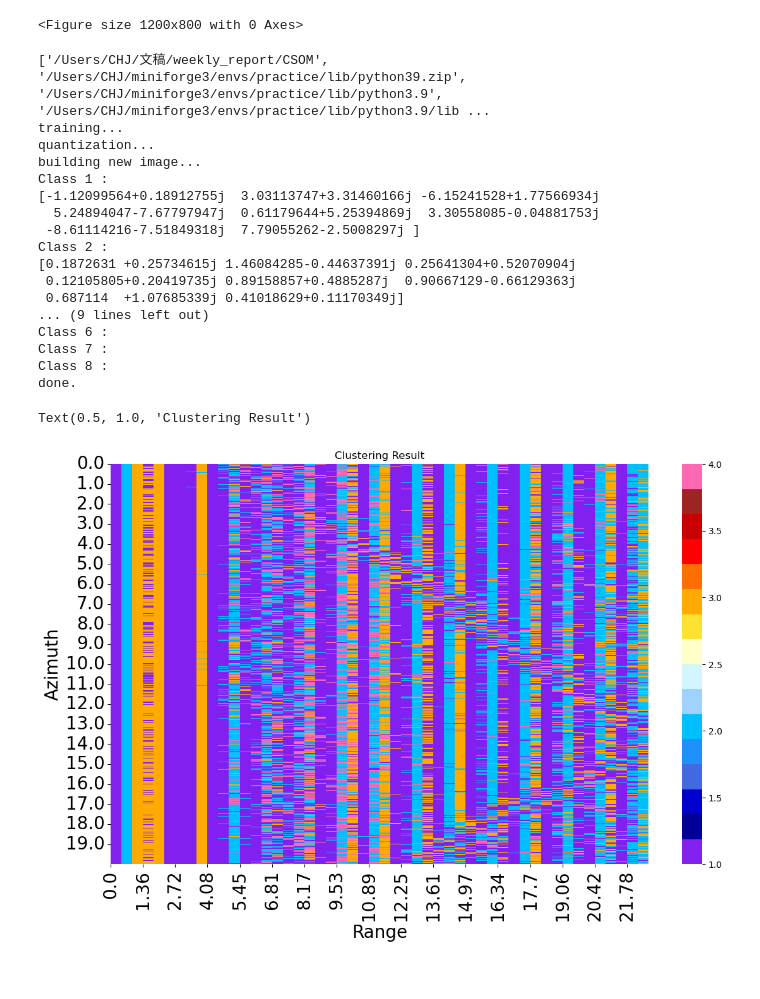
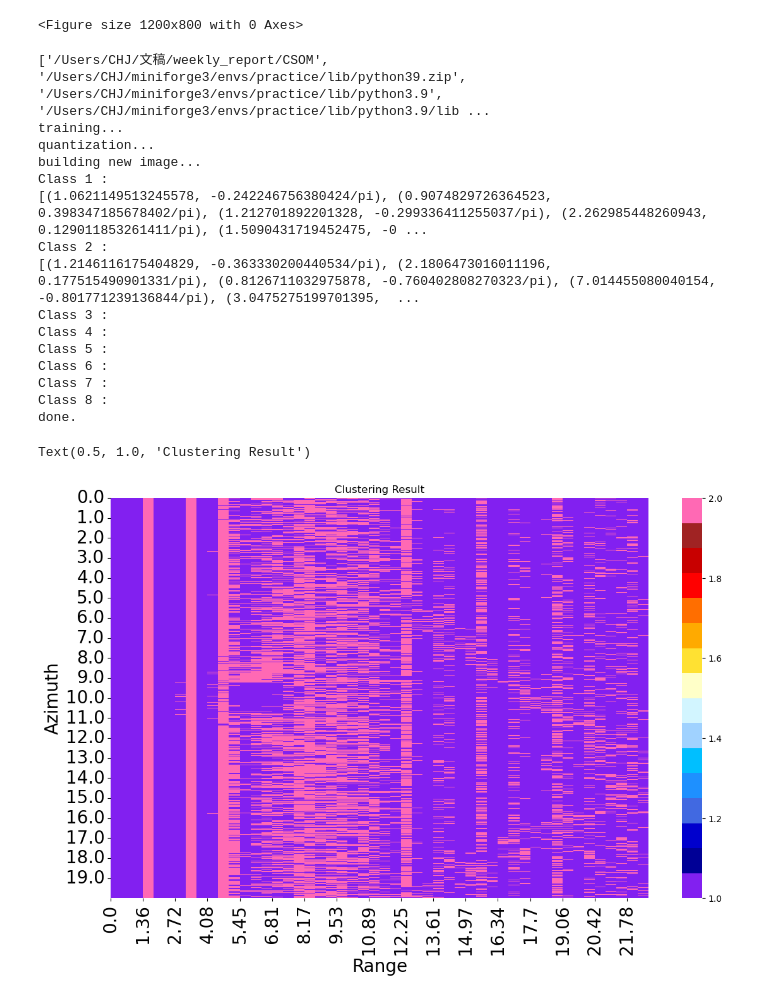
Before and after one commit to 944750720/CSOM, a Jupyter notebook: minisom_cluster_8ch_ring_complex_val.ipynb, the cells around one changed output. Saved outputs shown, nothing was run; the diff lists cells and outputs as text; code cells hidden in the pictures.

```diff
--- a/minisom_cluster_8ch_ring_complex_val.ipynb
+++ b/minisom_cluster_8ch_ring_complex_val.ipynb
@@ -111,18 +112,18 @@ complex_val_8_column = np.reshape(complex_val, (-1, 8))
 # sys.path.insert(0,'/Users/CHJ/文稿/weekly_report/CSOM/minisom') # when the module name is same as built-in module, can not use from ... import ...
 print(sys.path) # check if the path is added in front of the system path
 
-import minisom_ring_complex_val
+import CSOM_ring
 
 # Reshaping the pixels matrix
 # pixels = np.reshape(img, (img.shape[0]*img.shape[1], 1))
 pixels = complex_val_8_column
 # SOM initialization and training
 print('training...')
-som = minisom_ring_complex_val.MiniSom_ring(4, 8, sigma=1.,
-              learning_rate=0.05, neighborhood_function='bubble', activation_distance='hermitian_product')  # 16 neurons, 16 dimensions vectors in each neuron, neighborhood radius is 2
-som.random_weights_init(pixels)
+som = CSOM_ring.MiniSom_ring(2, 8, sigma=0.,
+              learning_rate=0.01, neighborhood_function='bubble', activation_distance='hermitian_product')
+# som.random_weights_init(pixels)
 starting_weights = som.get_weights().copy()  # Saving the starting weights
-som.train_ring(pixels, 5, random_order=True, verbose=False, use_epochs=True)
+som.train_ring(pixels, 1500000, random_order=True, verbose=False, use_epochs=False)
 
 print('quantization...')
 qnt = som.quantization(pixels)  # Quantize each pixels of the image
@@ -154,7 +155,7 @@ for i in range(1, 9):
     print("Class", i, ":")
     for j in range(len(class_labels)):
         if class_labels[j] == i:
-            print(flattened[j])
+            print([(cmath.polar(cur)[0], cmath.polar(cur)[1]/math.pi/sp.pi) for cur in flattened[j]])
             break
 # Reshape the class labels to the shape of the original image
 class_labels = class_labels.reshape(clustered.shape[:-2])
@@ -210,38 +211,36 @@ all_font = 20
 plt.figure(figsize=(12, 8))
 # my_cmap = cmaps.precip2_15lev
 # my_cmap.set_under('w')
 sns.heatmap(class_labels, cmap=cmaps.amwg_blueyellowred)
 name = ["", "range [m]", "azimuth [s]"]
 dx = d_tau * light_speed / 2 / 2
 dy = 0.01
 x_step = int(rg_len / 25) + 1
 y_step = int(az_len / 20)
 plt.xticks(np.arange(0, rg_e_index - rg_s_index, step = x_step), np.round(np.arange(rg_s_index * dx, rg_e_index * dx, step = dx * x_step), 2), fontsize = all_font, rotation = 90)
 plt.yticks(np.arange(0, az_e_index - az_s_index, step = y_step), np.round(np.arange(az_s_index * dy, az_e_index * dy, step = dy * y_step), 2), fontsize = all_font)
 plt.title(name[0])
 plt.xlabel(name[1], fontsize = all_font)
 plt.ylabel(name[2], fontsize = all_font)
 plt.tight_layout()
 plt.xlabel("Range")
 plt.ylabel("Azimuth")
 plt.title("Clustering Result")
 # %% [output]
 ['/Users/CHJ/文稿/weekly_report/CSOM', '/Users/CHJ/miniforge3/envs/practice/lib/python39.zip', '/Users/CHJ/miniforge3/envs/practice/lib/python3.9', '/Users/CHJ/miniforge3/envs/practice/lib/python3.9/lib ...
 training...
 quantization...
 building new image...
 Class 1 :
-[-1.12099564+0.18912755j  3.03113747+3.31460166j -6.15241528+1.77566934j
-  5.24894047-7.67797947j  0.61179644+5.25394869j  3.30558085-0.04881753j
- -8.61114216-7.51849318j  7.79055262-2.5008297j ]
+[(1.0621149513245578, -0.242246756380424/pi), (0.9074829726364523, 0.398347185678402/pi), (1.212701892201328, -0.299336411255037/pi), (2.262985448260943, 0.129011853261411/pi), (1.5090431719452475, -0 ...
 Class 2 :
-[0.1872631 +0.25734615j 1.46084285-0.44637391j 0.25641304+0.52070904j
- 0.12105805+0.20419735j 0.89158857+0.4885287j  0.90667129-0.66129363j
- 0.687114  +1.07685339j 0.41018629+0.11170349j]
-... (9 lines left out)
+[(1.2146116175404829, -0.363330200440534/pi), (2.1806473016011196, 0.177515490901331/pi), (0.8126711032975878, -0.760402808270323/pi), (7.014455080040154, -0.801771239136844/pi), (3.0475275199701395,  ...
+Class 3 :
+Class 4 :
+Class 5 :
 Class 6 :
 Class 7 :
 Class 8 :
 done.
 Text(0.5, 1.0, 'Clustering Result')
-[figure, old version]
+[figure, new version]
```
Also changed, not shown: parts of 1 cell of this notebook, 2 other files.
